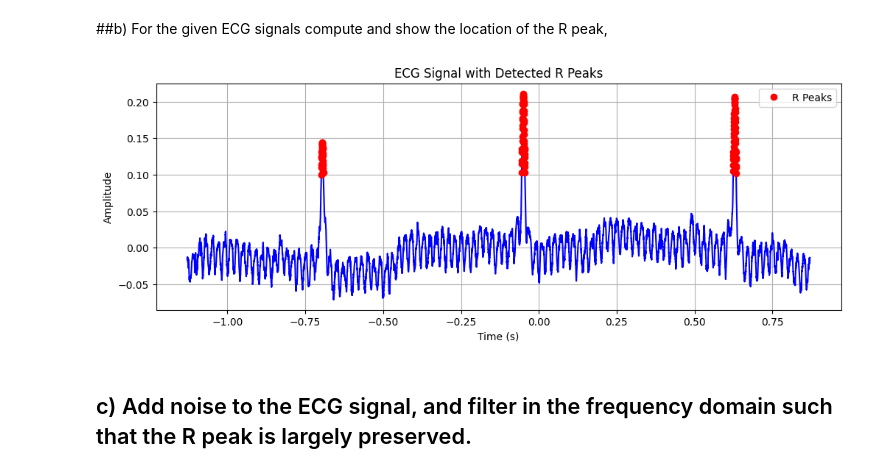
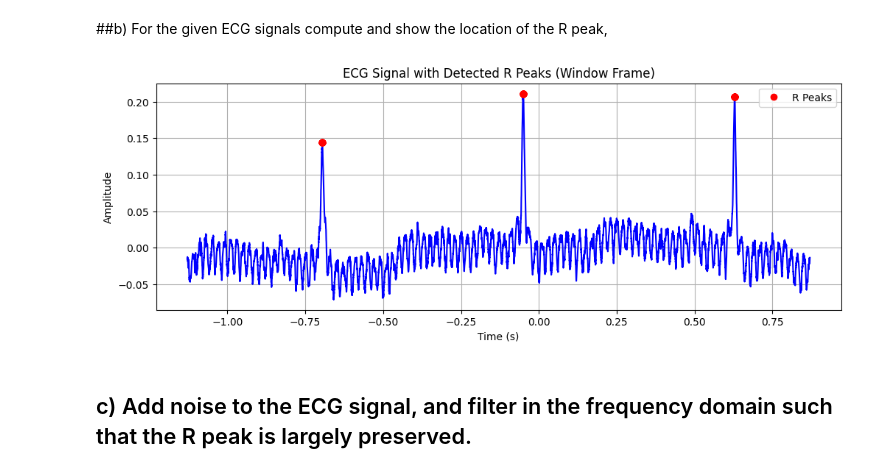
Before and after one commit to shashankkapoor/IK502_IBS, a Jupyter notebook: IK502:Assignment_1.ipynb, the cells around one changed output. Drawn from its saved outputs; the diff is of its cells as text; code cells hidden in the pictures.

```diff
--- a/IK502:Assignment_1.ipynb
+++ b/IK502:Assignment_1.ipynb
@@ -119,30 +119,41 @@ if __name__ == "__main__":
 # %%
 import numpy as np
 import matplotlib.pyplot as plt
 
 # Load time and amplitude data from CSV file
 data = np.loadtxt("/content/drive/MyDrive/IK 502/IK502_IBS/Assignment_1_Dataset/ecg.csv", delimiter=",", skiprows=1)
 time = data[:, 0]  # Assuming time is in the first column
 amplitude = data[:, 1]  # Assuming amplitude is in the second column
 
 # Define a threshold for peak detection
 threshold = 0.1
 
+# Define window size (in samples) around each peak
+window_size = 50  # Adjust this value as needed
+
 # Find peaks above the threshold
 peaks = np.where(amplitude > threshold)[0]
+
+# Find R peaks within each window
+r_peaks = []
+for peak in peaks:
+    window_start = max(0, peak - window_size // 2)
+    window_end = min(len(amplitude), peak + window_size // 2)
+    r_peak_index = window_start + np.argmax(amplitude[window_start:window_end])
+    r_peaks.append(r_peak_index)
 
 # Plot ECG signal with detected R peaks
 plt.figure(figsize=(12, 4))
 plt.plot(time, amplitude, color='blue')
-plt.plot(time[peaks], amplitude[peaks], 'ro', markersize=6, label='R Peaks')
-plt.title('ECG Signal with Detected R Peaks')
+plt.plot(time[r_peaks], amplitude[r_peaks], 'ro', markersize=6, label='R Peaks')
+plt.title('ECG Signal with Detected R Peaks (Window Frame)')
 plt.xlabel('Time (s)')
 plt.ylabel('Amplitude')
 plt.legend()
 plt.grid(True)
 plt.show()
 # %% [output]
-[figure, old version]
+[figure, new version]
 # %% [markdown]
 ## c) Add noise to the ECG signal, and filter in the frequency domain such that the R peak is largely preserved.
 # %%
```
Also changed, not shown: parts of 3 cells of this notebook, 1 other file.
